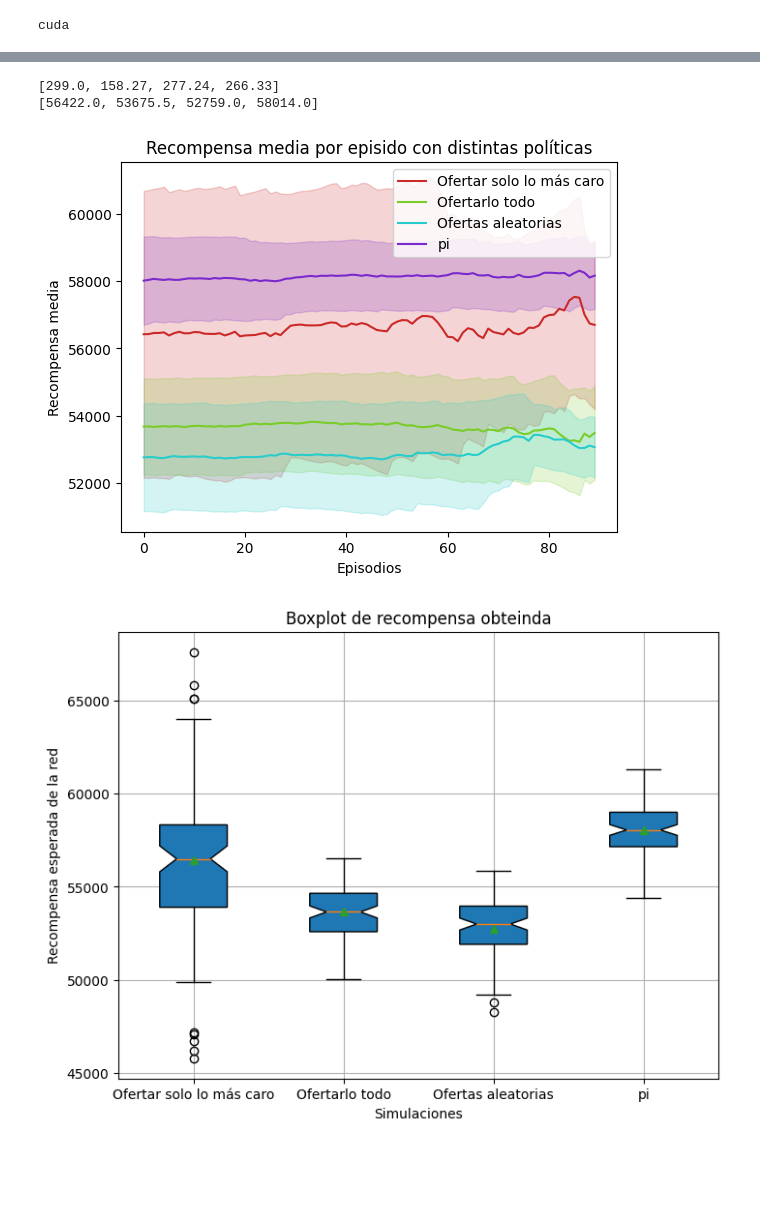
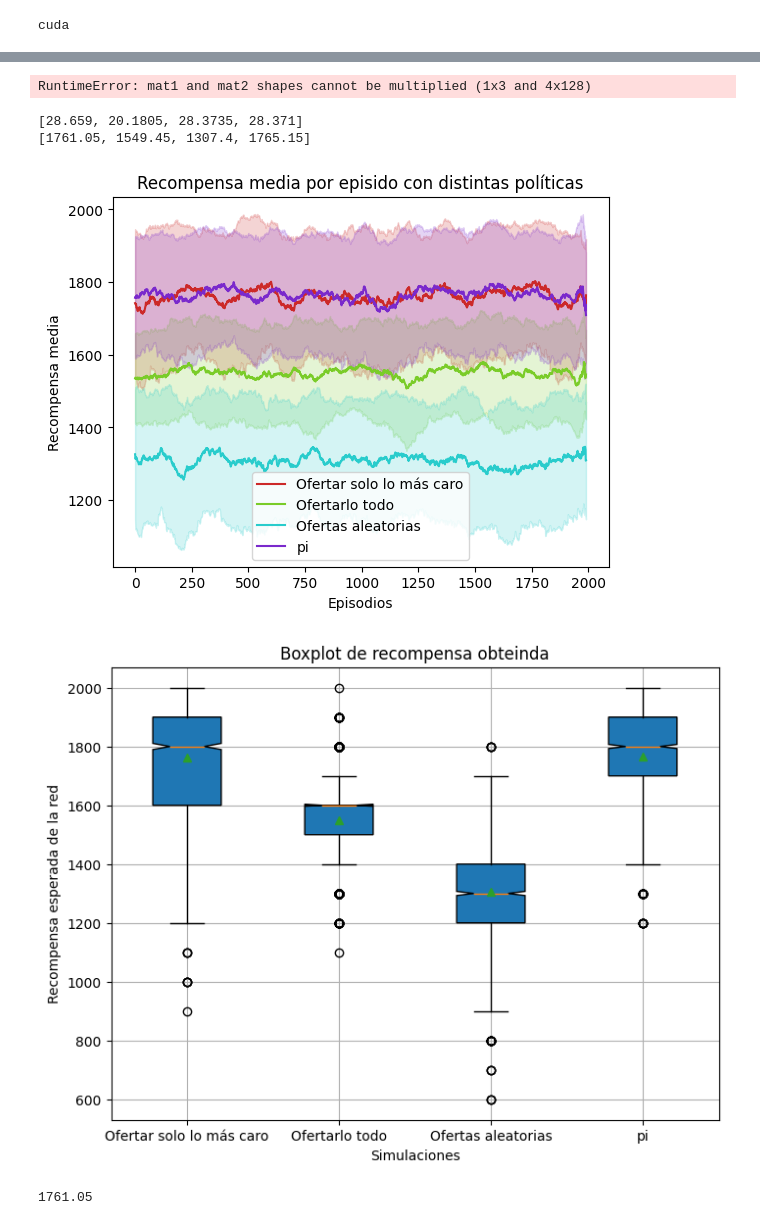
Before and after one commit to Oseluss/RMS, a Jupyter notebook: ARM-RED-PG-NN.ipynb, the cells around one changed output, grey strips where cells are left out. Drawn from its saved outputs; the diff is of its cells as text; code cells hidden in the pictures; blank space fills up the shorter version.

```diff
--- a/ARM-RED-PG-NN.ipynb
+++ b/ARM-RED-PG-NN.ipynb
@@ -21,7 +21,7 @@ print(device)
 # %% [output]
 cuda
 # %%
-env = env_hubs3(model="Exp")
+env = env_hubs3()
 M = 6
 F = 2
 
@@ -103,0 +90,23 @@ with open("results/"+ name_exp +"/" + Demand_Model + "_" + Qfun_model +"_" + Red
+# %%
+R_exp = []
+time_exp = []
+qfun_exp = []
+pg_model = []
+
+PG_MODEL = "PPO"
+epochs=1
+max_steps=2000
+num_updates=2000
+initial_offset=0
+num_sim = 10
+
+if PG_MODEL == "PPO":
+    start_time = time.time()
+    agent, totals,_ = Trainer.train2(env, ppo_agent, epochs, max_steps, num_updates,num_sim, initial_offset)
+    end_time = time.time()
+    execution_time = end_time - start_time
+
+pg_model.append(PG_MODEL)
+R_exp.append(totals)
+time_exp.append(execution_time)
+qfun_exp.append(agent)
@@ -129,9 +151,9 @@ from algorithms.utils import generate_random_colors
 colors = generate_random_colors(1)
 
 Rs = np.array(R_exp[0]).ravel()
-
-mean = np.array([np.mean(Rs[i:i+100]) for i in range(len(Rs) - 10)])
-std = np.array([np.std(Rs[i:i+100]) for i in range(len(Rs) - 10)])
+len_filter = 100
+mean = np.array([np.mean(Rs[i:i+len_filter]) for i in range(len(Rs) - 10)])
+std = np.array([np.std(Rs[i:i+len_filter]) for i in range(len(Rs) - 10)])
 time = np.arange(mean.size)
 plt.plot(mean,color='b')
 #plt.plot(Rsim, color = 'r')
@@ -154,6 +176,6 @@ print(time_exp)
 # %%
-env = env_hubs3(model="Exp")
-num_sim = 100
+env = env_red_toy3(model="Exp", T=30)
+num_sim = 2000
 max_steps = env.T
 
 Rs = []
@@ -172,11 +194,11 @@ for p in range(Num_politicas):
         for step in range(max_steps):
 
             if p == 0:
-                a = [1,1,1,0,0,0]
+                a = [1,1,0]
             elif p == 1:
-                a = [1,1,1,1,1,1]
+                a = [1,1,1]
             elif p == 2:
-                a = list(np.random.choice([0, 1], size=6))
+                a = list(np.random.choice([0, 1], size=3))
             elif p == 3:
                 a = qfun_exp[0].policy.pi(s).sample().cpu()
 
@@ -195,6 +217,8 @@ for p in range(Num_politicas):
         s_sf.append(S)
     S_sf.append(s_sf)
     Rs.append(rs)
+# %% [output]
+RuntimeError: mat1 and mat2 shapes cannot be multiplied (1x3 and 4x128)
 # %%
 from algorithms.utils import generate_random_colors
 
@@ -216,36 +240,40 @@ for p in range(Num_politicas):
     plt.xlabel('Episodios')
     plt.ylabel('Recompensa media')
     plt.legend()
 
 
 T_tf_mean = []
 for i in range(Num_politicas):
     t_tf = []
     for x in S_sf[i]:
-        t_tf.append(x[3])
+        t_tf.append(x[2])
     T_tf_mean.append(np.mean(t_tf))
 
 print(T_tf_mean)
 
 Rs_f_mean = []
 for i in range(Num_politicas):
     Rs_f_mean.append(np.mean(Rs[i]))
 
 print(Rs_f_mean)
 
 datos = Rs
 plt.figure(figsize=(8, 6))
 plt.boxplot(datos, patch_artist=True, notch=True, showmeans=True)
 
 plt.title('Boxplot de recompensa obteinda')
 plt.xlabel('Simulaciones')
 plt.ylabel('Recompensa esperada de la red')
 plt.xticks(range(1,Num_politicas+1),etiqueta)  # Cambiar etiquetas del eje x
 plt.grid(True)
 
-plt.show()
+plt.savefig("results/"+ name_exp +"/BoxPlot_" +Demand_Model + "_" + Qfun_model +"_" + Red_name +".png")
 # %% [output]
-[299.0, 158.27, 277.24, 266.33]
-[56422.0, 53675.5, 52759.0, 58014.0]
+[28.659, 20.1805, 28.3735, 28.371]
+[1761.05, 1549.45, 1307.4, 1765.15]
-[figure, old version]
+[figure, new version]
-[figure, old version]
+[figure, new version]
+# %%
+np.mean(Rs[0])
+# %% [output]
+1761.05
```
Also changed, not shown: parts of 8 cells of this notebook, 12 other files.
